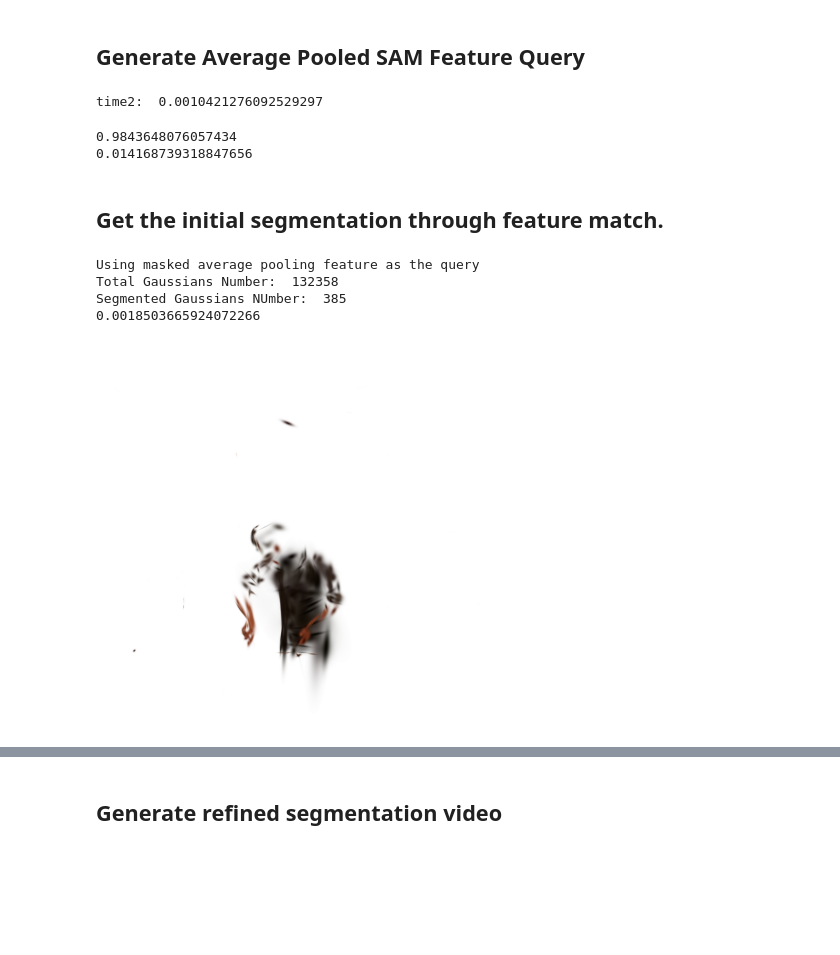
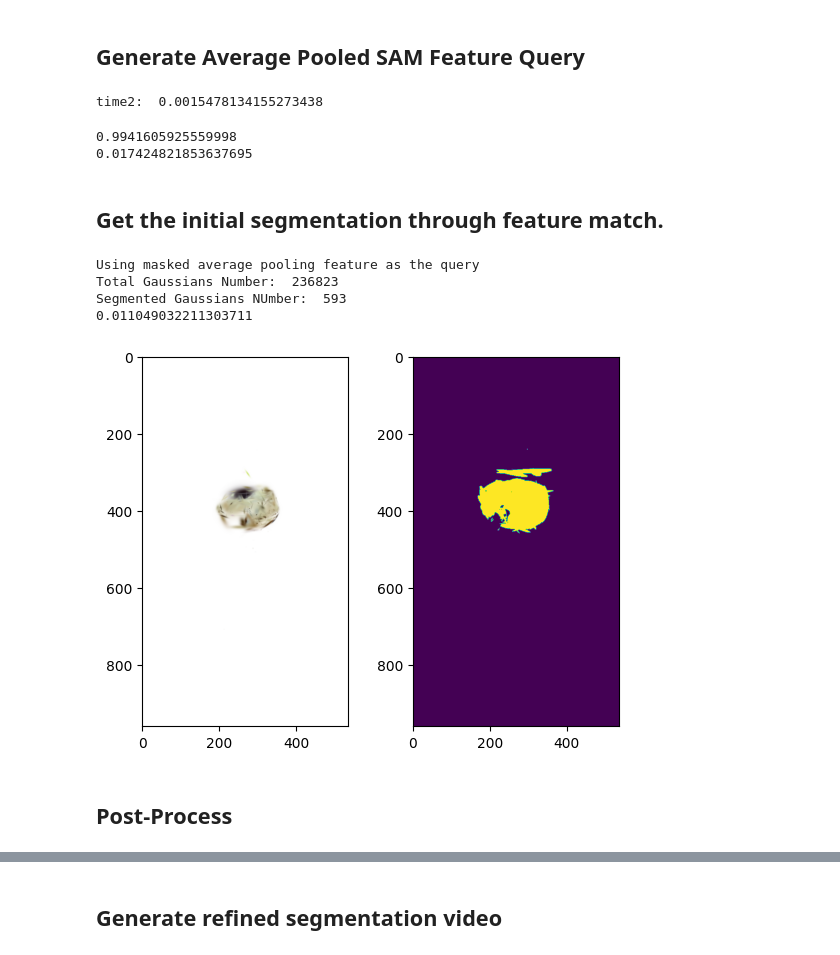
Before and after one commit to guanjunwu/sa4d, a Jupyter notebook: baseline_1.ipynb, the cells around one changed output, grey strips where cells are left out. Drawn from its saved outputs; the diff is of its cells as text; code cells hidden in the pictures; blank space fills up the shorter version.

```diff
--- a/baseline_1.ipynb
+++ b/baseline_1.ipynb
@@ -184,7 +179,7 @@ plt.show()
 # %% [markdown]
 ## Input Prompts
 # %%
-input_point = np.array([[400, 600]])
+input_point = np.array([[500, 400]])
 input_label = np.ones(len(input_point))
 
 # plt.figure(figsize=(10,10))
@@ -259,7 +254,7 @@ mask_pooling_prototype = mask_low_dim_features.sum(dim = (1,2)) / torch.count_no
 time2 = time.time() - start_time
 print("time2: ", time2)
 # %% [output]
-time2:  0.0010421276092529297
+time2:  0.0015478134155273438
 # %%
 import kmeans_pytorch
 import importlib
@@ -346,8 +341,8 @@ else:
 time3 = time.time() - start_time
 print(time3)
 # %% [output]
-0.9843648076057434
-0.014168739318847656
+0.9941605925559998
+0.017424821853637695
 # %% [markdown]
 ## Get the initial segmentation through feature match.
 # %%
@@ -380,15 +375,21 @@ time4 = time.time() - start_time
 print(time4)
 # %% [output]
 Using masked average pooling feature as the query
-Total Gaussians Number:  132358
-Segmented Gaussians NUmber:  385
-0.0018503665924072266
+Total Gaussians Number:  236823
+Segmented Gaussians NUmber:  593
+0.011049032211303711
 # %%
 seg = render_segmentation(view, gaussians, pipeline, bg_color, mask)["render"]
+img_seg = to8b(seg.detach()).transpose(1,2,0)
+rendered_mask = render_mask(view, gaussians, pipeline, bg_color, precomputed_mask=mask.float())["mask"]
+rendered_mask = rendered_mask.squeeze().detach().cpu() > 0
 
-img_seg = to8b(seg.detach()).transpose(1,2,0)
+plt.subplot(1,2,1)
 plt.imshow(img_seg)
-plt.axis('off')
+plt.subplot(1,2,2)
+plt.imshow(rendered_mask.detach().cpu())
 plt.show()
 # %% [output]
-[figure, old version]
+[figure, new version]
+# %% [markdown]
+## Post-Process
```
Also changed, not shown: parts of 10 cells of this notebook, 6 other files.
